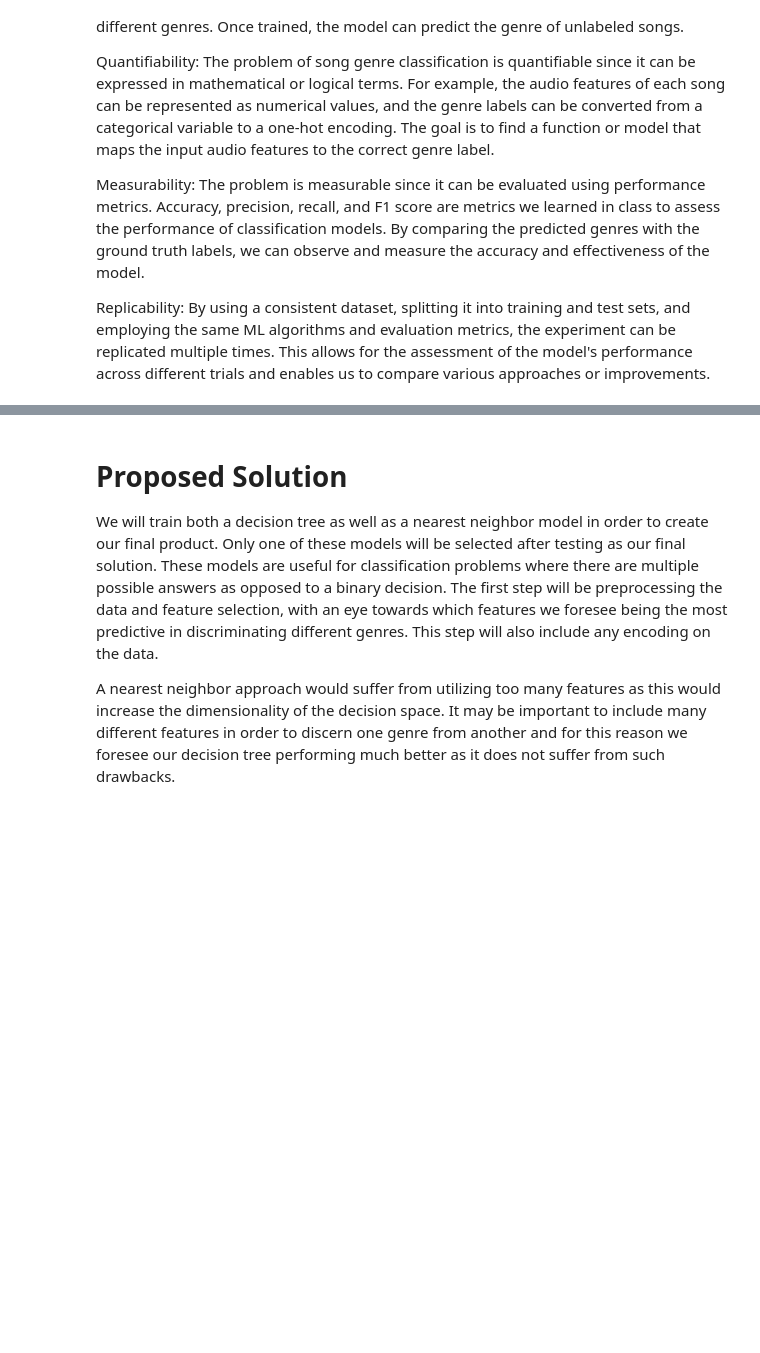
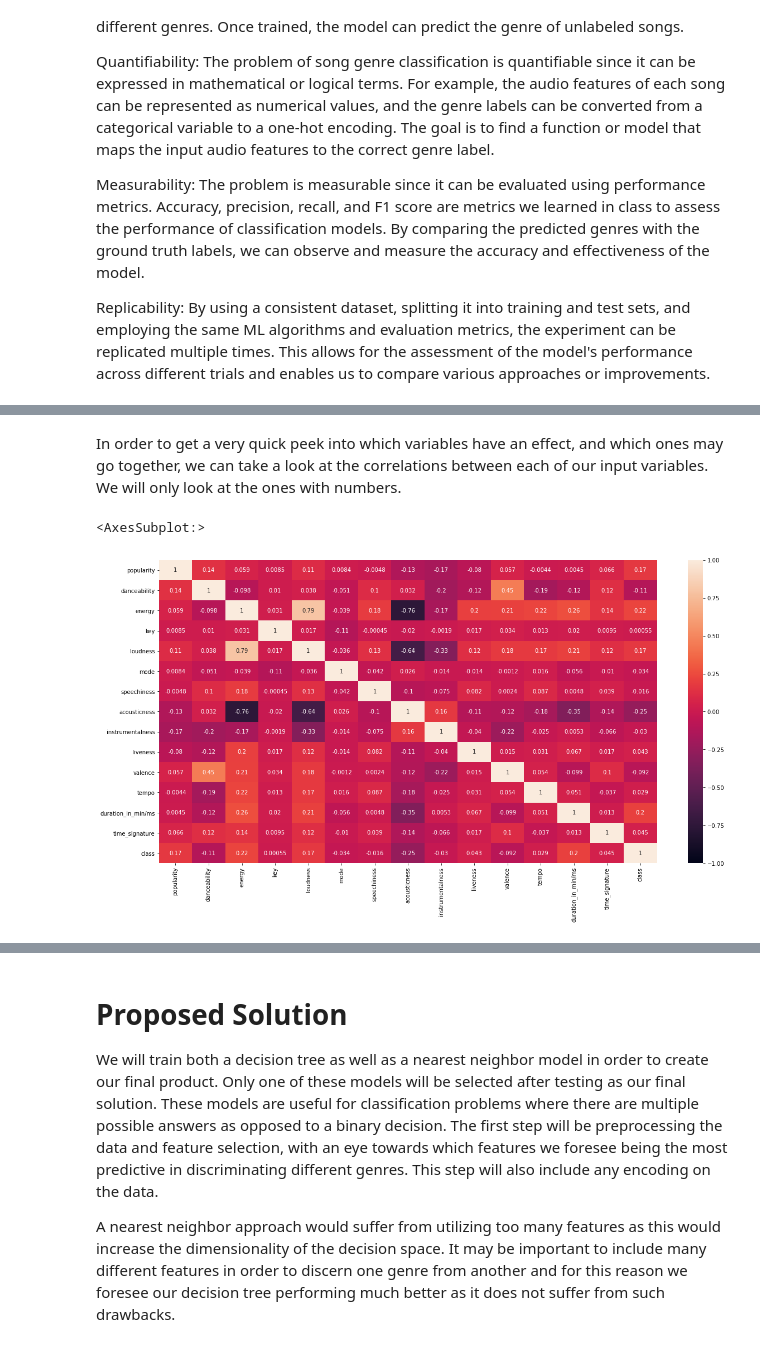
Before and after one commit to COGS118A/Group015-SP23, a Jupyter notebook: Proposal_Group015-SP23.ipynb, the cells around one changed output, grey strips where cells are left out. Drawn from its saved outputs; the diff is of its cells as text; code cells hidden in the pictures; blank space fills up the shorter version.

```diff
--- a/Proposal_Group015-SP23.ipynb
+++ b/Proposal_Group015-SP23.ipynb
@@ -66,0 +76,6 @@ Another possible: https://www.kaggle.com/datasets/andradaolteanu/gtzan-dataset-m
+# %%
+df = pd.read_csv("Genre_Training.csv")
+print("initial size of this DF: ")
+print(df.shape)
+
+df.head()
@@ -66,0 +116,3 @@ Another possible: https://www.kaggle.com/datasets/andradaolteanu/gtzan-dataset-m
+# %%
+df.columns= df.columns.str.replace(" ","_").str.lower()
+df.head()
@@ -66,0 +128,4 @@ Another possible: https://www.kaggle.com/datasets/andradaolteanu/gtzan-dataset-m
+# %%
+df = df.dropna()
+df = df.drop_duplicates()
+df
@@ -66,0 +146,10 @@ Another possible: https://www.kaggle.com/datasets/andradaolteanu/gtzan-dataset-m
+# %% [markdown]
+In order to get a very quick peek into which variables have an effect, and which ones may go together, we can take a look at the correlations between each of our input variables. We will only look at the ones with numbers.
+# %%
+df_for_corr = df.select_dtypes([int,float])
+
+plt.figure(figsize=(20, 10))
+sns.heatmap(data = df_for_corr.corr(), vmin = -1, vmax = 1, annot = True)
+# %% [output]
+<AxesSubplot:>
+[figure, added]
```
Also changed, not shown: parts of 10 cells of this notebook.
